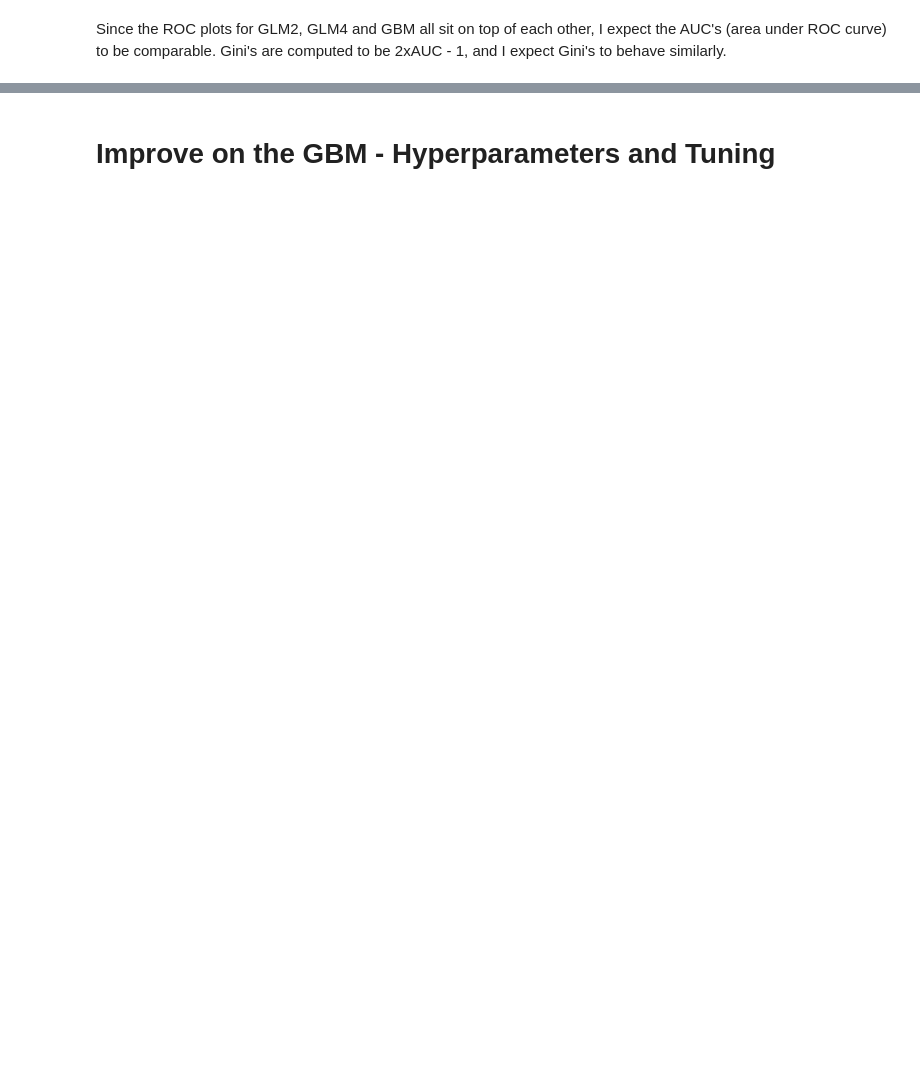
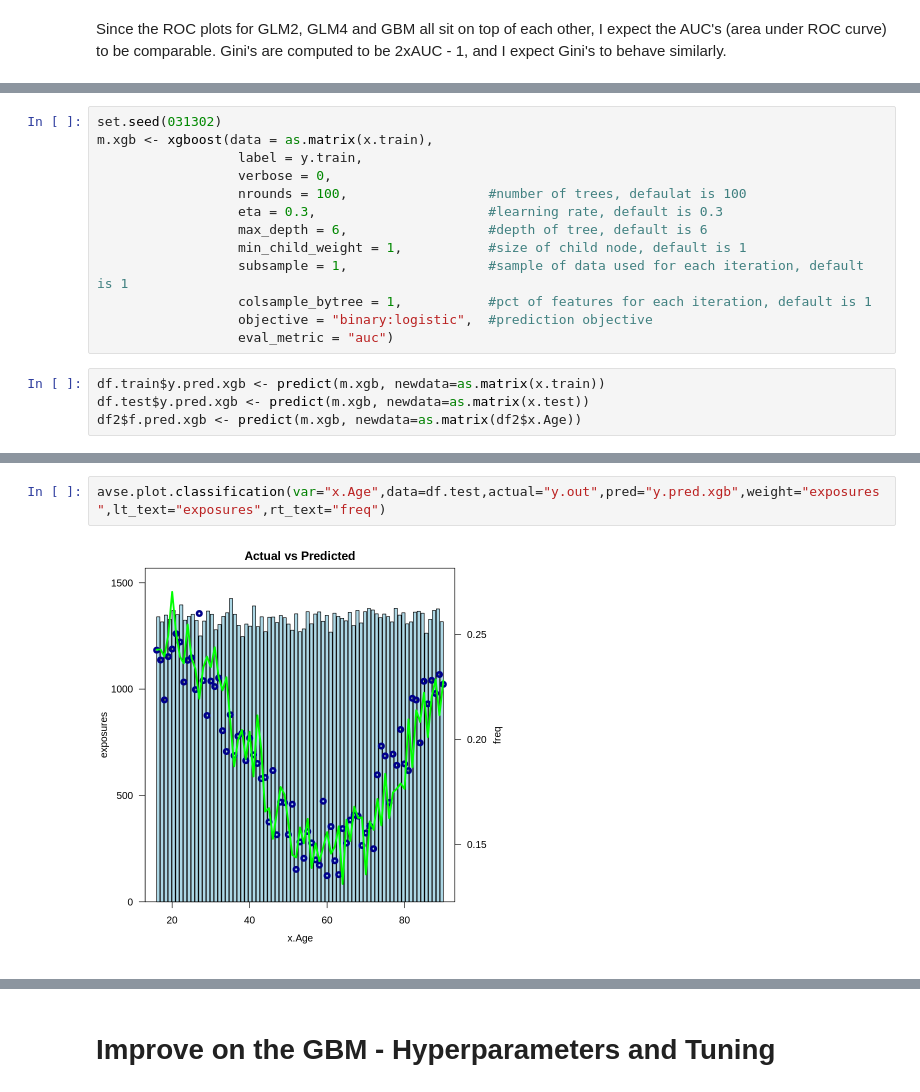
Before and after one commit to aparnasree2020/CAS_RPM_2023_GBM, a Jupyter notebook: GCW_playcode.ipynb, the cells around one changed output, grey strips where cells are left out. Drawn from its saved outputs; the diff is of its cells as text; blank space fills up the shorter version.

```diff
--- a/GCW_playcode.ipynb
+++ b/GCW_playcode.ipynb
@@ -517,0 +533,17 @@ A data.frame: 4 × 3
+# %%
+set.seed(031302)
+m.xgb <- xgboost(data = as.matrix(x.train),
+                  label = y.train,
+                  verbose = 0,
+                  nrounds = 100,                  #number of trees, defaulat is 100
+                  eta = 0.3,                      #learning rate, default is 0.3
+                  max_depth = 6,                  #depth of tree, default is 6
+                  min_child_weight = 1,           #size of child node, default is 1
+                  subsample = 1,                  #sample of data used for each iteration, default is 1
+                  colsample_bytree = 1,           #pct of features for each iteration, default is 1
+                  objective = "binary:logistic",  #prediction objective
+                  eval_metric = "auc")
+# %%
+df.train$y.pred.xgb <- predict(m.xgb, newdata=as.matrix(x.train))
+df.test$y.pred.xgb <- predict(m.xgb, newdata=as.matrix(x.test))
+df2$f.pred.xgb <- predict(m.xgb, newdata=as.matrix(df2$x.Age))
@@ -517,0 +575,4 @@ A data.frame: 4 × 3
+# %%
+avse.plot.classification(var="x.Age",data=df.test,actual="y.out",pred="y.pred.xgb",weight="exposures",lt_text="exposures",rt_text="freq")
+# %% [output]
+[figure, added]
```
Also changed, not shown: parts of 58 cells of this notebook.
